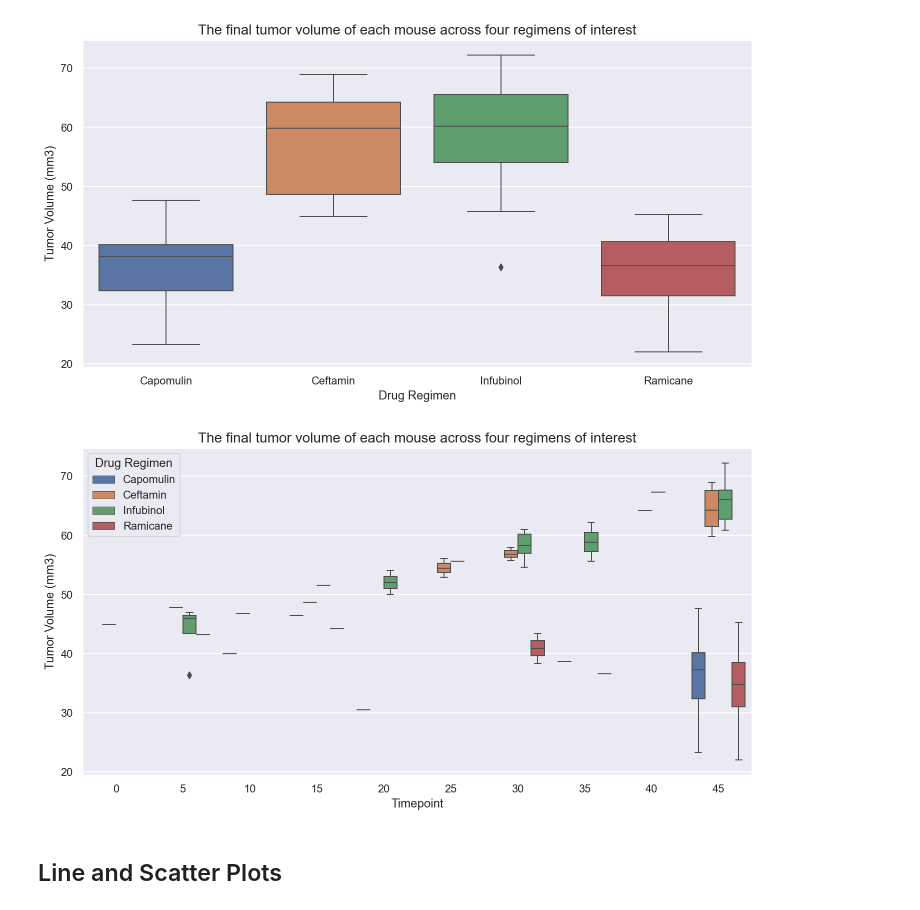
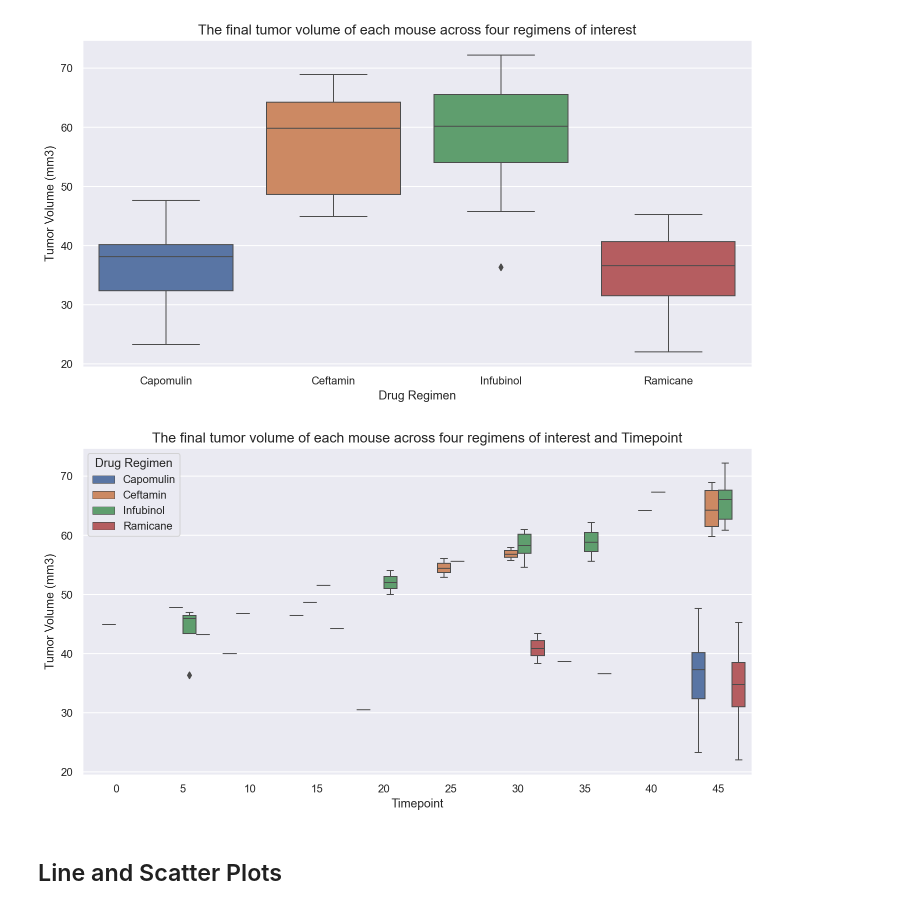
Before and after one commit to OlegRyzhkov2020/matplotlib-challenge, a Jupyter notebook: pymaceuticals_starter.ipynb, the cells around one changed output. Drawn from its saved outputs; the diff is of its cells as text; code cells hidden in the pictures.

```diff
--- a/pymaceuticals_starter.ipynb
+++ b/pymaceuticals_starter.ipynb
@@ -74 +86,4 @@ dtype: int64
+# %%
+# Create a clean DataFrame by dropping the duplicate mouse by its ID.
+mice_data.drop_duplicates(subset=['Mouse ID', 'Timepoint'], keep= 'first', inplace=True)
 # %%
@@ -266,11 +232,12 @@ _=plt.legend(['Female', 'Male'],loc="best")
 # Calculate the final tumor volume of each mouse across four of the treatment regimens:
 # Capomulin, Ramicane, Infubinol, and Ceftamin
 regimen_list = ['Capomulin', 'Ramicane', 'Infubinol', 'Ceftamin']
-boxplot_data = mice_data[mice_data['Drug Regimen'].isin(regimen_list)]
+regimen_data = mice_data[mice_data['Drug Regimen'].isin(regimen_list)]
 # Get the tumor volume at the last timepoint
-boxplot_df = boxplot_data.groupby(['Drug Regimen', boxplot_data.index])[['Timepoint', 'Tumor Volume (mm3)']].agg(
+regimen_df = regimen_data.groupby(['Drug Regimen', regimen_data.index])[['Timepoint', 'Tumor Volume (mm3)']].agg(
                                                 lambda x: [x[i] for i in range(len(x)) if i == len(x)-1][0])
-boxplot_df
+regimen_tumor = regimen_df['Tumor Volume (mm3)']
+regimen_df
 # %% [output]
 |  |  | Timepoint | Tumor Volume (mm3) |
 | Drug Regimen | Mouse ID |  |  |
@@ -323,12 +291,12 @@ _= plt.title('The final tumor volume of each mouse across four regimens of inter
 # %% [output]
 [figure]
 # %%
-# Generate a box plot of the final tumor volume of each mouse across four regimens of interest
-_= sns.boxplot(boxplot_df['Timepoint'], boxplot_df['Tumor Volume (mm3)'], data=boxplot_df,
-               hue=boxplot_df.index.get_level_values(0))
-_= plt.title('The final tumor volume of each mouse across four regimens of interest', size=14)
+# Generate a box plot of the final tumor volume of each mouse across four regimens of interest and Timepoint
+_= sns.boxplot(regimen_df['Timepoint'], regimen_df['Tumor Volume (mm3)'], data=regimen_df,
+               hue=regimen_df.index.get_level_values(0))
+_= plt.title('The final tumor volume of each mouse across four regimens of interest and Timepoint', size=14)
 # %% [output]
-[figure, old version]
+[figure, new version]
 # %% [markdown]
 ## Line and Scatter Plots
 # %%
```
Also changed, not shown: parts of 26 cells of this notebook, 9 other files.
